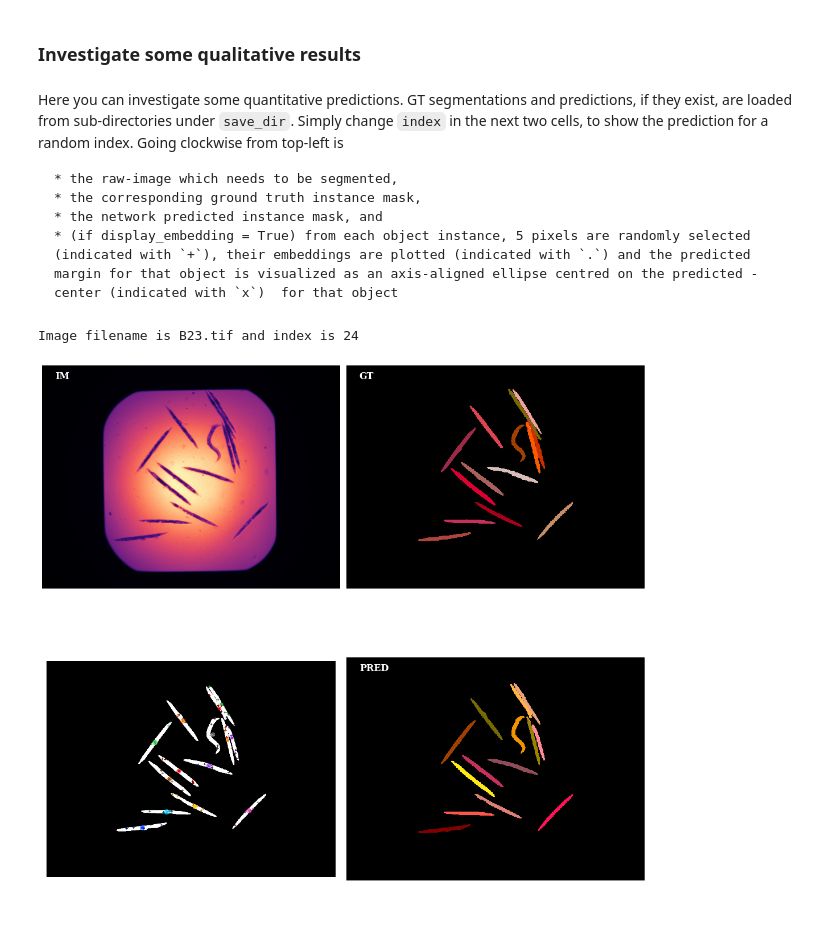
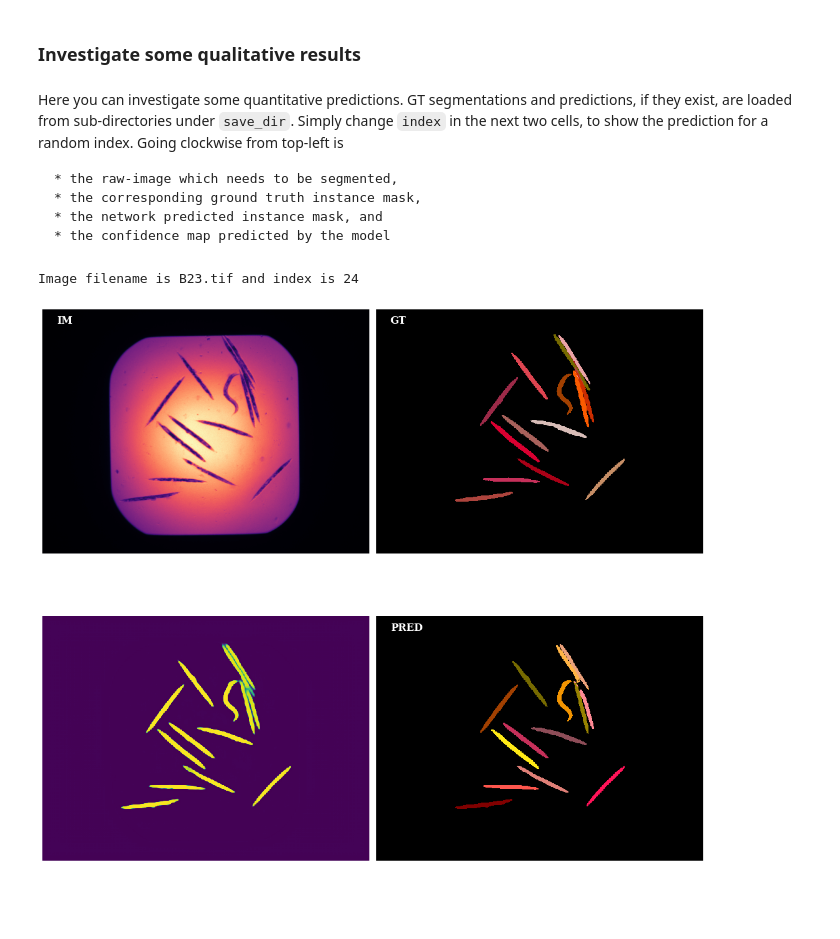
Before and after one commit to juglab/EmbedSeg, a Jupyter notebook: examples/2d/bbbc010-2012/03-predict.ipynb, the cells around one changed output. Drawn from its saved outputs; the diff is of its cells as text; code cells hidden in the pictures; blank space fills up the shorter version.

Commit message:
Update `03-predict.ipynb` for `bbbc010-2012` dataset

```diff
--- a/examples/2d/bbbc010-2012/03-predict.ipynb
+++ b/examples/2d/bbbc010-2012/03-predict.ipynb
@@ -155,29 +140,29 @@ Going clockwise from top-left is
     * the raw-image which needs to be segmented,
     * the corresponding ground truth instance mask,
     * the network predicted instance mask, and
-    * (if display_embedding = True) from each object instance, 5 pixels are randomly selected (indicated with `+`), their embeddings are plotted (indicated with `.`) and the predicted margin for that object is visualized as an axis-aligned ellipse centred on the predicted - center (indicated with `x`)  for that object
+    * the confidence map predicted by the model
 # %%
 %matplotlib inline
 if(save_images):
     prediction_file_names = sorted(glob(os.path.join(save_dir,'predictions','*.tif')))
     ground_truth_file_names = sorted(glob(os.path.join(save_dir,'ground-truth','*.tif')))
-    embedding_file_names = sorted(glob(os.path.join(save_dir,'embedding','*.tif')))
+    seed_file_names = sorted(glob(os.path.join(save_dir,'seeds','*.tif')))
     image_file_names = sorted(glob(os.path.join(data_dir, project_name, 'test', 'images','*.tif')))
 # %%
 if(save_images):
     index = 24
     print("Image filename is {} and index is {}".format(os.path.basename(image_file_names[index]), index))
     prediction = tifffile.imread(prediction_file_names[index])
     image = tifffile.imread(image_file_names[index])
-    embedding = tifffile.imread(embedding_file_names[index])
+    seed = tifffile.imread(seed_file_names[index])
     if len(ground_truth_file_names) > 0:
         ground_truth = tifffile.imread(ground_truth_file_names[index])
-        visualize(image = image, prediction = prediction, ground_truth = invert_one_hot(ground_truth), embedding = embedding, new_cmp = new_cmp)
+        visualize(image = image, prediction = prediction, ground_truth = invert_one_hot(ground_truth), seed = seed, new_cmp = new_cmp)
     else:
-        visualize(image = image, prediction = prediction, ground_truth = None, embedding = embedding, new_cmp = new_cmp)
+        visualize(image = image, prediction = prediction, ground_truth = None, seed = seed, new_cmp = new_cmp)
 # %% [output]
 Image filename is B23.tif and index is 24
-[figure, old version]
+[figure, new version]
 # %%
 if (save_images):
     index = 23
```
Also changed, not shown: parts of 10 cells of this notebook.
